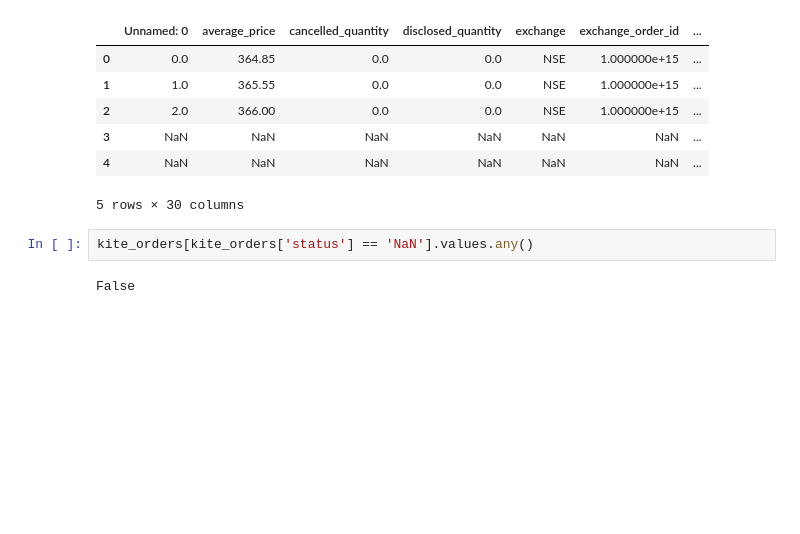
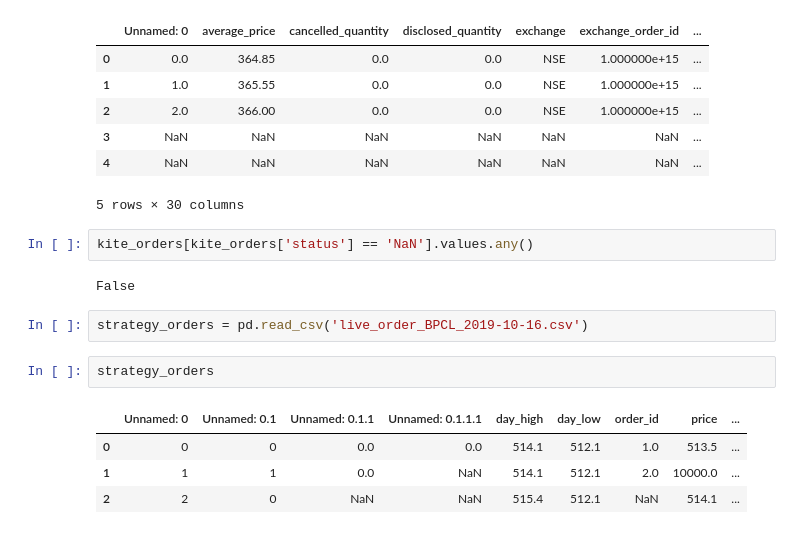
Before and after one commit to sarfrazahmed/APT, a Jupyter notebook: Live_Trading/OMS_Test.ipynb, the cells around one changed output. Saved outputs shown, nothing was run; the diff lists cells and outputs as text; blank space fills up the shorter version.

```diff
--- a/Live_Trading/OMS_Test.ipynb
+++ b/Live_Trading/OMS_Test.ipynb
@@ -162,3 +162,12 @@ kite_orders.where(kite_orders['status'] == 'COMPLETE')
 kite_orders[kite_orders['status'] == 'NaN'].values.any()
 # %% [output]
 False
+# %%
+strategy_orders = pd.read_csv('live_order_BPCL_2019-10-16.csv')
+# %%
+strategy_orders
+# %% [output]
+|  | Unnamed: 0 | Unnamed: 0.1 | Unnamed: 0.1.1 | Unnamed: 0.1.1.1 | day_high | day_low | order_id | price | ... |
+| 0 | 0 | 0 | 0.0 | 0.0 | 514.1 | 512.1 | 1.0 | 513.5 | ... |
+| 1 | 1 | 1 | 0.0 | NaN | 514.1 | 512.1 | 2.0 | 10000.0 | ... |
+| 2 | 2 | 0 | NaN | NaN | 515.4 | 512.1 | NaN | 514.1 | ... |
```
Also changed, not shown: parts of 4 cells of this notebook, 1 other file.
